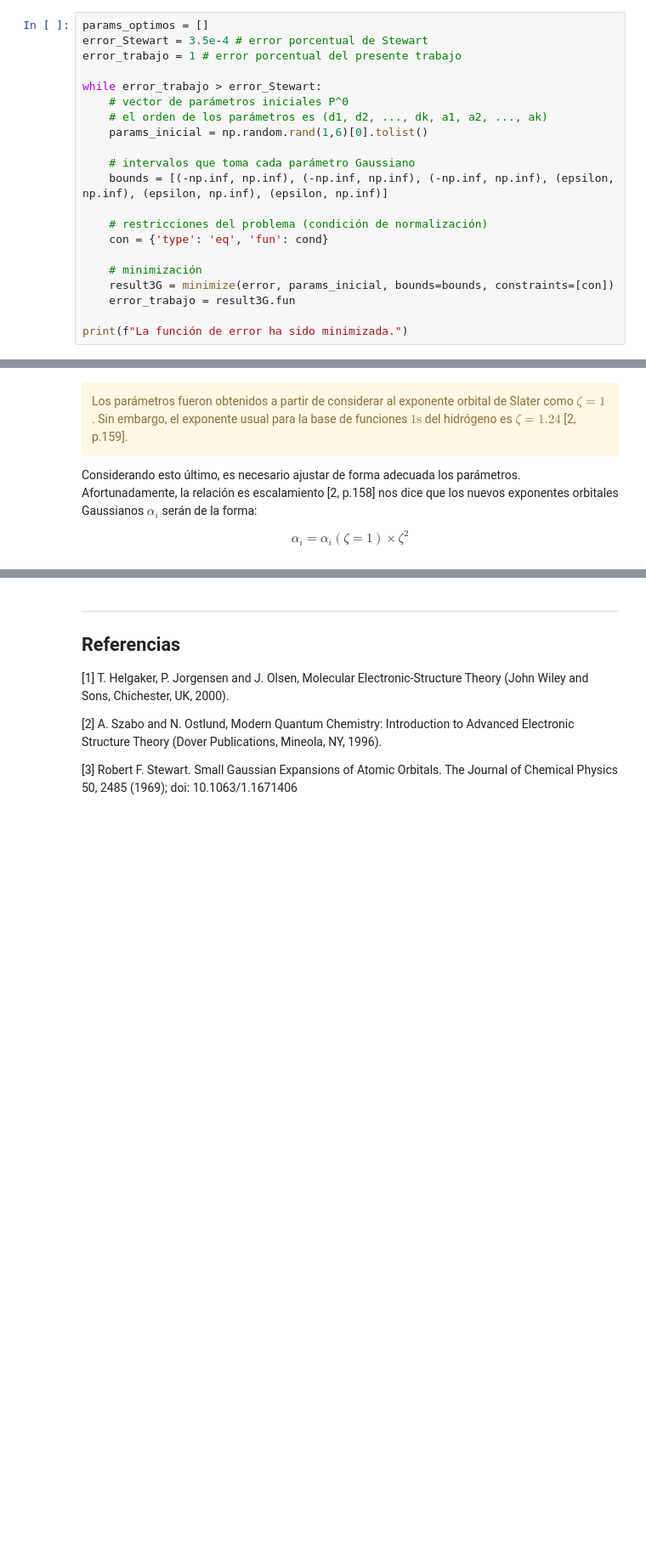
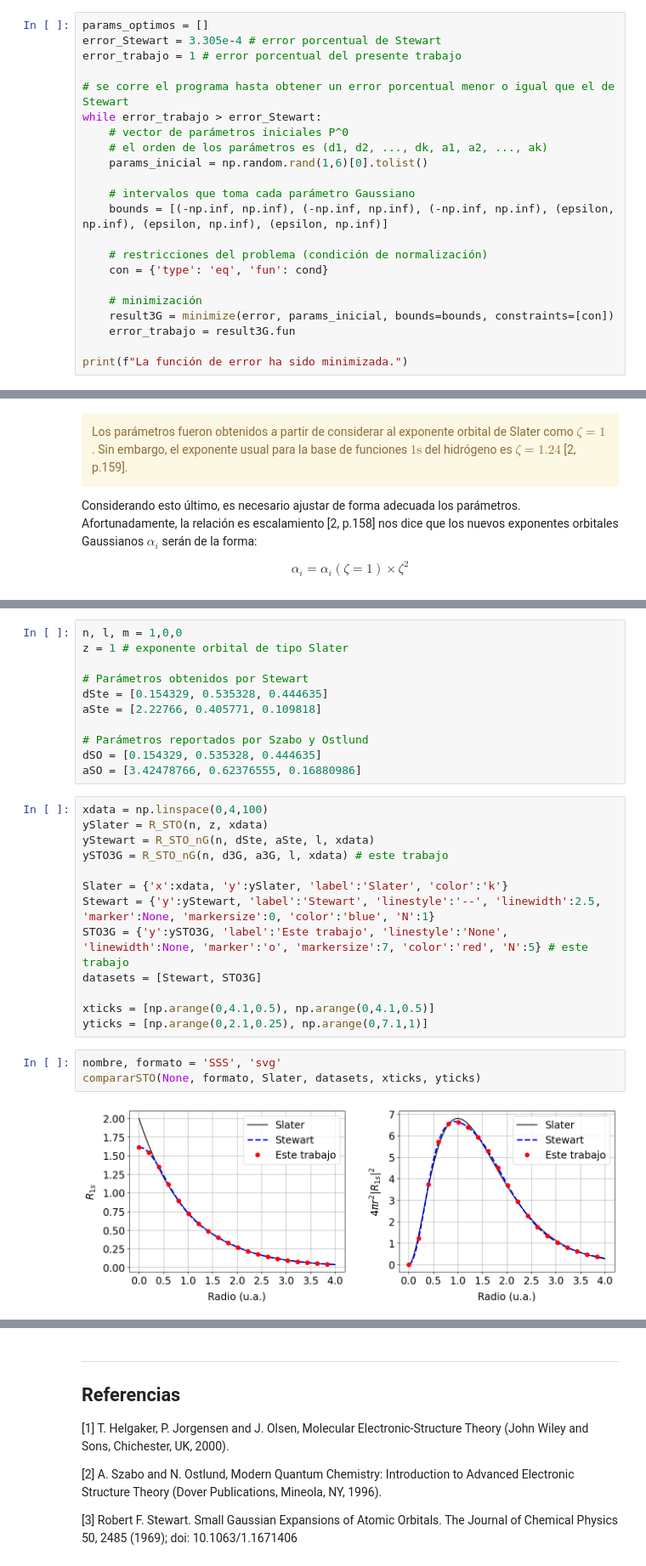
Before and after one commit to ro-sgr/tesis-licenciatura, a Jupyter notebook: (1) STO-3G.ipynb, the cells around one changed output, grey strips where cells are left out. Shown: that part at 85% size. Drawn from its saved outputs; the diff is of its cells as text; blank space fills up the shorter version.

```diff
--- a/(1) STO-3G.ipynb
+++ b/(1) STO-3G.ipynb
@@ -299,9 +299,10 @@ def error(params):
     return 2 - 2*integral
 # %%
 params_optimos = []
-error_Stewart = 3.5e-4 # error porcentual de Stewart
+error_Stewart = 3.305e-4 # error porcentual de Stewart
 error_trabajo = 1 # error porcentual del presente trabajo
 
+# se corre el programa hasta obtener un error porcentual menor o igual que el de Stewart
 while error_trabajo > error_Stewart:
     # vector de parámetros iniciales P^0
     # el orden de los parámetros es (d1, d2, ..., dk, a1, a2, ..., ak)
@@ -410,0 +379,29 @@ De lo cual, los parámetros para $\zeta=1.24$ serían entonces
+# %%
+n, l, m = 1,0,0
+z = 1 # exponente orbital de tipo Slater
+
+# Parámetros obtenidos por Stewart
+dSte = [0.154329, 0.535328, 0.444635]
+aSte = [2.22766, 0.405771, 0.109818]
+
+# Parámetros reportados por Szabo y Ostlund
+dSO = [0.154329, 0.535328, 0.444635]
+aSO = [3.42478766, 0.62376555, 0.16880986]
+# %%
+xdata = np.linspace(0,4,100)
+ySlater = R_STO(n, z, xdata)
+yStewart = R_STO_nG(n, dSte, aSte, l, xdata)
+ySTO3G = R_STO_nG(n, d3G, a3G, l, xdata) # este trabajo
+
+Slater = {'x':xdata, 'y':ySlater, 'label':'Slater', 'color':'k'}
+Stewart = {'y':yStewart, 'label':'Stewart', 'linestyle':'--', 'linewidth':2.5, 'marker':None, 'markersize':0, 'color':'blue', 'N':1}
+STO3G = {'y':ySTO3G, 'label':'Este trabajo', 'linestyle':'None', 'linewidth':None, 'marker':'o', 'markersize':7, 'color':'red', 'N':5} # este trabajo
+datasets = [Stewart, STO3G]
+
+xticks = [np.arange(0,4.1,0.5), np.arange(0,4.1,0.5)]
+yticks = [np.arange(0,2.1,0.25), np.arange(0,7.1,1)]
+# %%
+nombre, formato = 'SSS', 'svg'
+compararSTO(None, formato, Slater, datasets, xticks, yticks)
+# %% [output]
+[figure, new version]
```
Also changed, not shown: parts of 18 cells of this notebook, 8 other files.
